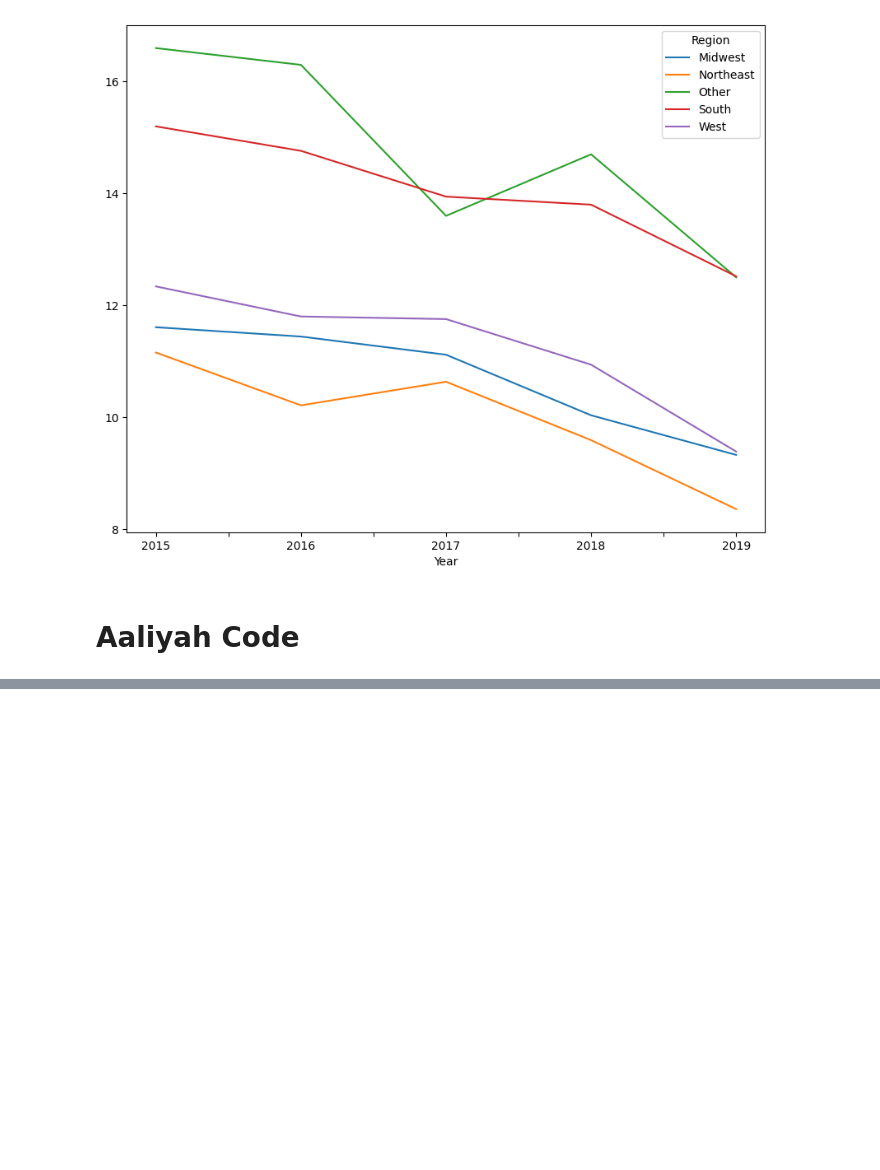
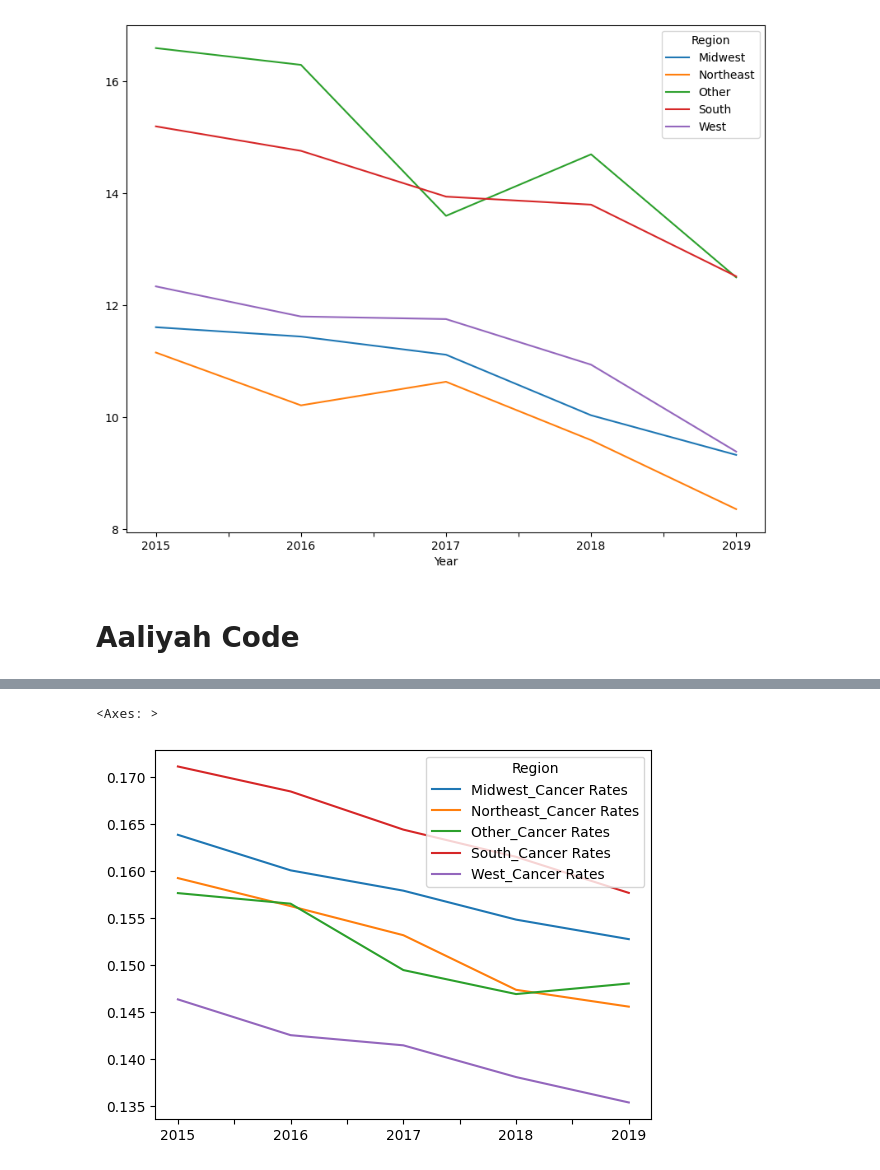
Before and after one commit to RyanWeigel32/Class_Project_Final, a Jupyter notebook: Project_One_Final.ipynb, the cells around one changed output, grey strips where cells are left out. Saved outputs shown, nothing was run; the diff lists cells and outputs as text; code cells hidden in the pictures; blank space fills up the shorter version.

```diff
--- a/Project_One_Final.ipynb
+++ b/Project_One_Final.ipynb
@@ -1901,0 +2184,18 @@ plt.show
+# %%
+#Reset Index
+cancer_data_pivot_reset_index = pivot_cancer_data_combined.reset_index()
+# %%
+#Set created 'index' as Index
+cancer_data_pivot_set_index = cancer_data_pivot_reset_index.set_index('index')
+# %%
+#Rename 'index' as 'Year
+cancer_data_pivot_final = cancer_data_pivot_set_index.rename_axis('Year')
+# %%
+#Append to each columns "_Divorce Rates" to differentiate between Region columns if/when combined into a single DataFrame
+cancer_data_pivot_final = cancer_data_pivot_final.rename(columns={col: f"{col}_Cancer Rates" for col in cancer_data_pivot_final.columns})
+cancer_data_pivot_final
+
+cancer_years = ["2015", "2016", "2017", "2018", "2019"]
+
+cancer_data_pivot_final.index = cancer_years
+cancer_data_pivot_final
@@ -1901,0 +2209,5 @@ plt.show
+# %%
+cancer_data_pivot_final.plot()
+# %% [output]
+<Axes: >
+[figure, added]
```
Also changed, not shown: parts of 18 cells of this notebook, 5 other files.
